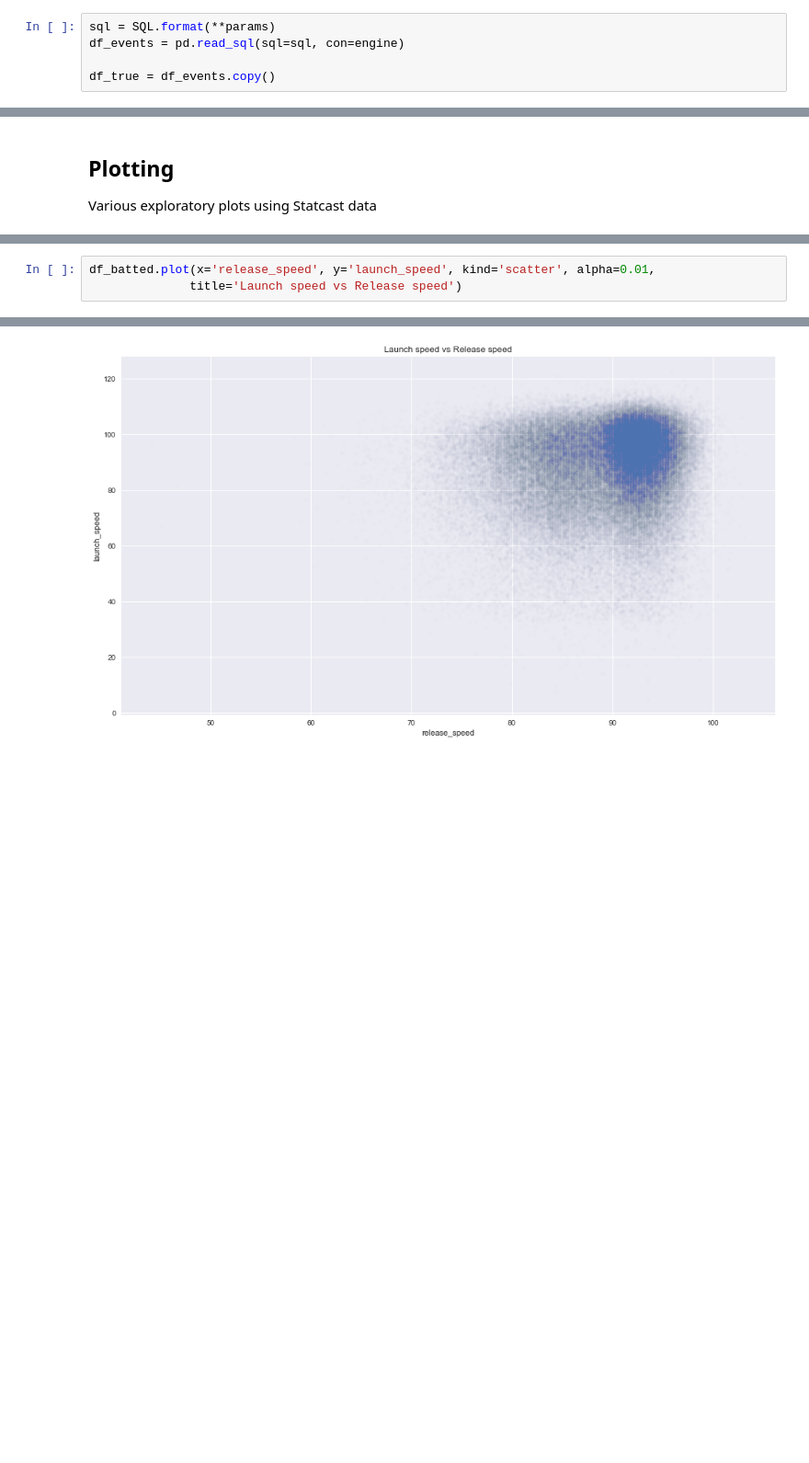
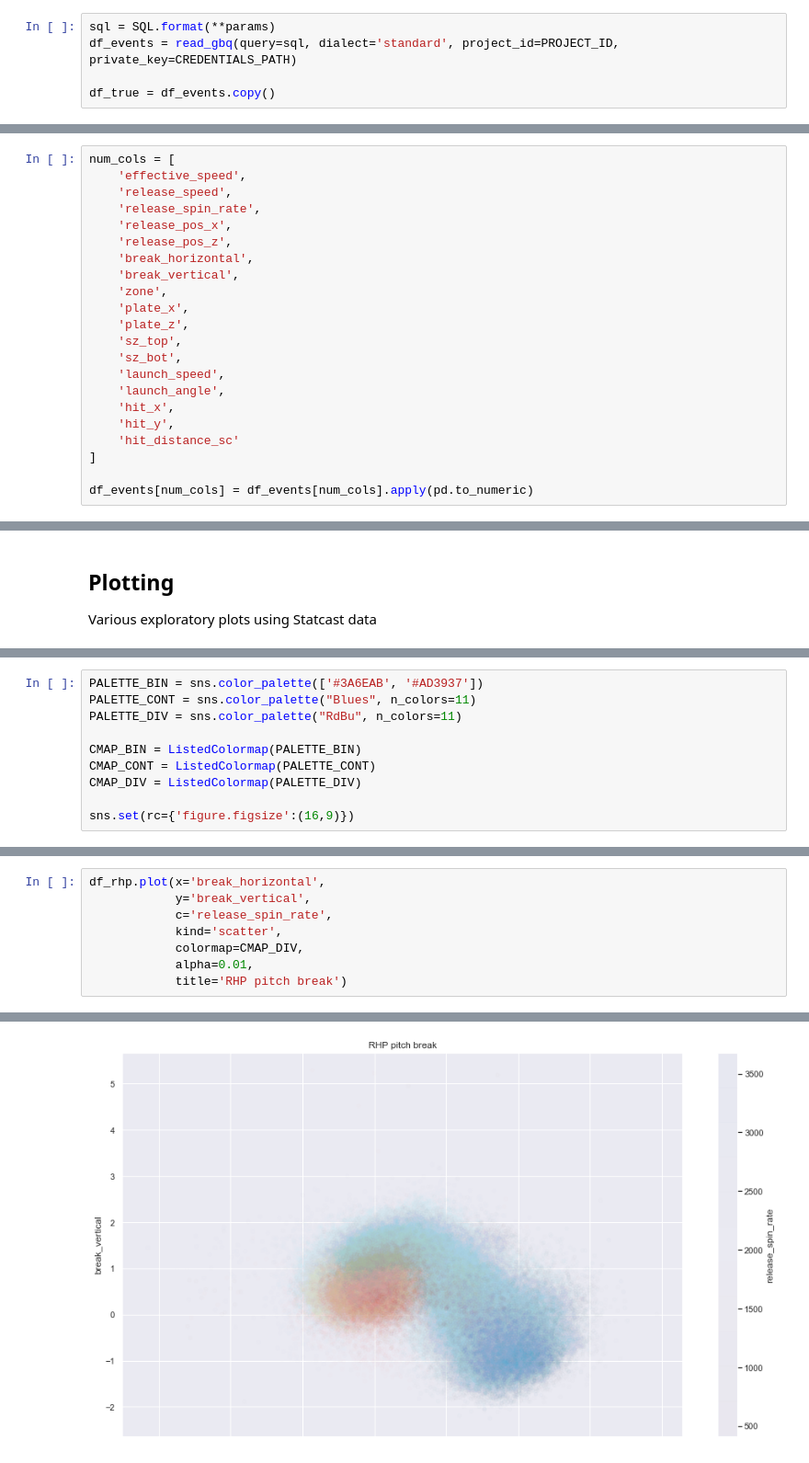
Before and after one commit to anthonydelage/mlb-db-analysis, a Jupyter notebook: notebooks/1.0 - Statcast Exploration.ipynb, the cells around one changed output, grey strips where cells are left out. Shown at 92% size. Drawn from its saved outputs; the diff is of its cells as text; blank space fills up the shorter version.

Commit message:
Update notebooks to use mlb-db in BigQuery.

```diff
--- a/notebooks/1.0 - Statcast Exploration.ipynb
+++ b/notebooks/1.0 - Statcast Exploration.ipynb
@@ -141,7 +137,7 @@ FROM
 """
 # %%
 sql = SQL.format(**params)
-df_events = pd.read_sql(sql=sql, con=engine)
+df_events = read_gbq(query=sql, dialect='standard', project_id=PROJECT_ID, private_key=CREDENTIALS_PATH)
 
 df_true = df_events.copy()
 # %%
@@ -161,6 +157,28 @@ df_events.shape
 # %% [markdown]
 ## Data and Function Preparation
 Creating sub-datasets and functions for later use.
+# %%
+num_cols = [
+    'effective_speed',
+    'release_speed',
+    'release_spin_rate',
+    'release_pos_x',
+    'release_pos_z',
+    'break_horizontal',
+    'break_vertical',
+    'zone',
+    'plate_x',
+    'plate_z',
+    'sz_top',
+    'sz_bot',
+    'launch_speed',
+    'launch_angle',
+    'hit_x',
+    'hit_y',
+    'hit_distance_sc'
+]
+
+df_events[num_cols] = df_events[num_cols].apply(pd.to_numeric)
 # %%
 _batted = df_events['bb_type'].notnull()
 _hit = df_events['hit_flag'] == 1
@@ -212,0 +223,10 @@ cmap_bin = ListedColormap(pal_bin.as_hex())
+# %%
+PALETTE_BIN = sns.color_palette(['#3A6EAB', '#AD3937'])
+PALETTE_CONT = sns.color_palette("Blues", n_colors=11)
+PALETTE_DIV = sns.color_palette("RdBu", n_colors=11)
+
+CMAP_BIN = ListedColormap(PALETTE_BIN)
+CMAP_CONT = ListedColormap(PALETTE_CONT)
+CMAP_DIV = ListedColormap(PALETTE_DIV)
+
+sns.set(rc={'figure.figsize':(16,9)})
@@ -219,7 +265,12 @@ df_batted.plot(x='launch_speed', y='launch_angle', c='hit_flag', kind='scatter',
 # %%
-df_batted.plot(x='release_speed', y='launch_speed', kind='scatter', alpha=0.01,
-              title='Launch speed vs Release speed')
+df_rhp.plot(x='break_horizontal',
+            y='break_vertical',
+            c='release_spin_rate',
+            kind='scatter',
+            colormap=CMAP_DIV,
+            alpha=0.01,
+            title='RHP pitch break')
 # %% [output]
 <matplotlib.axes._subplots.AxesSubplot at 0x...>
-[figure, old version]
+[figure, new version]
 # %%
```
Also changed, not shown: parts of 31 cells of this notebook, 3 other files.
